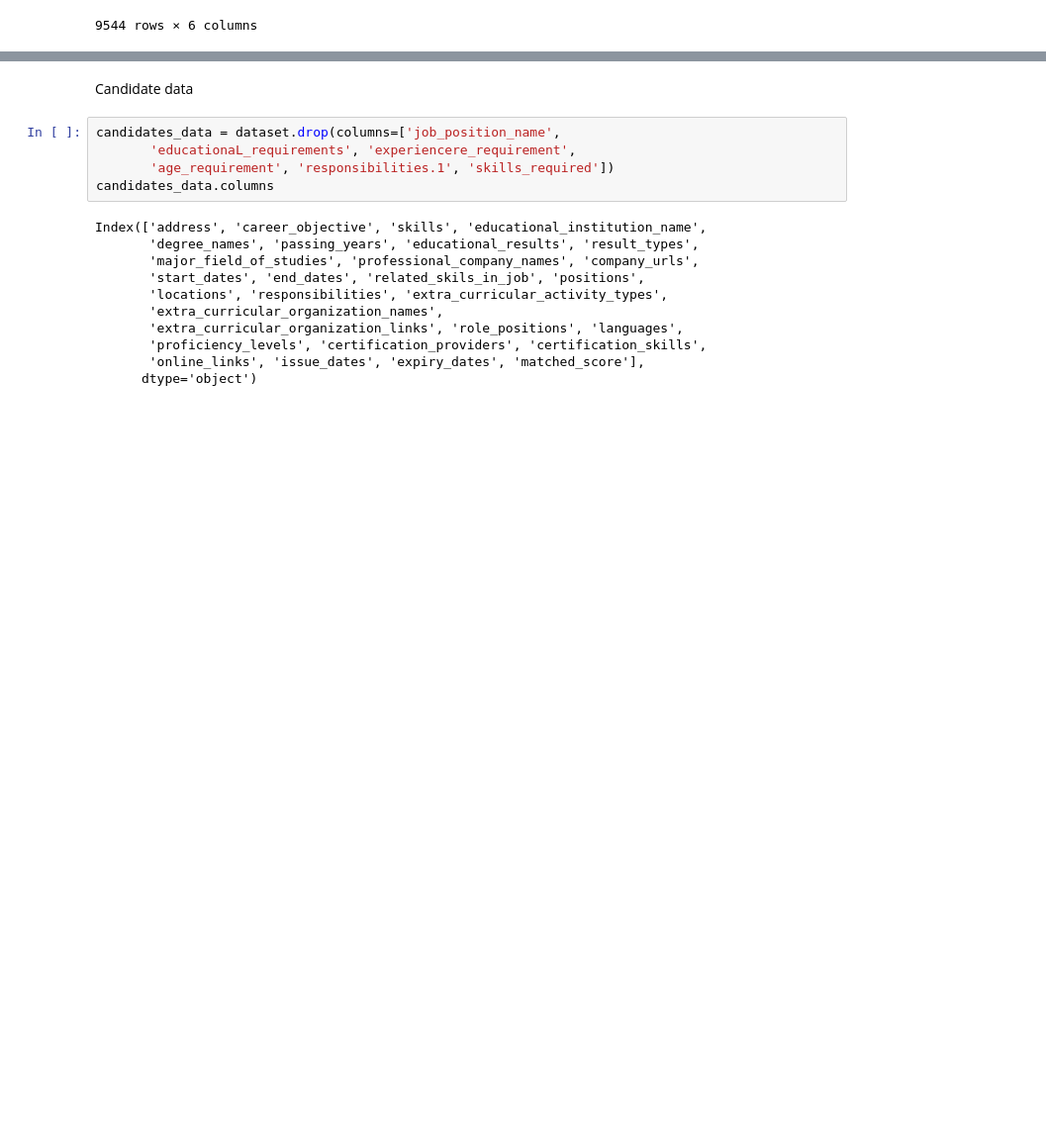
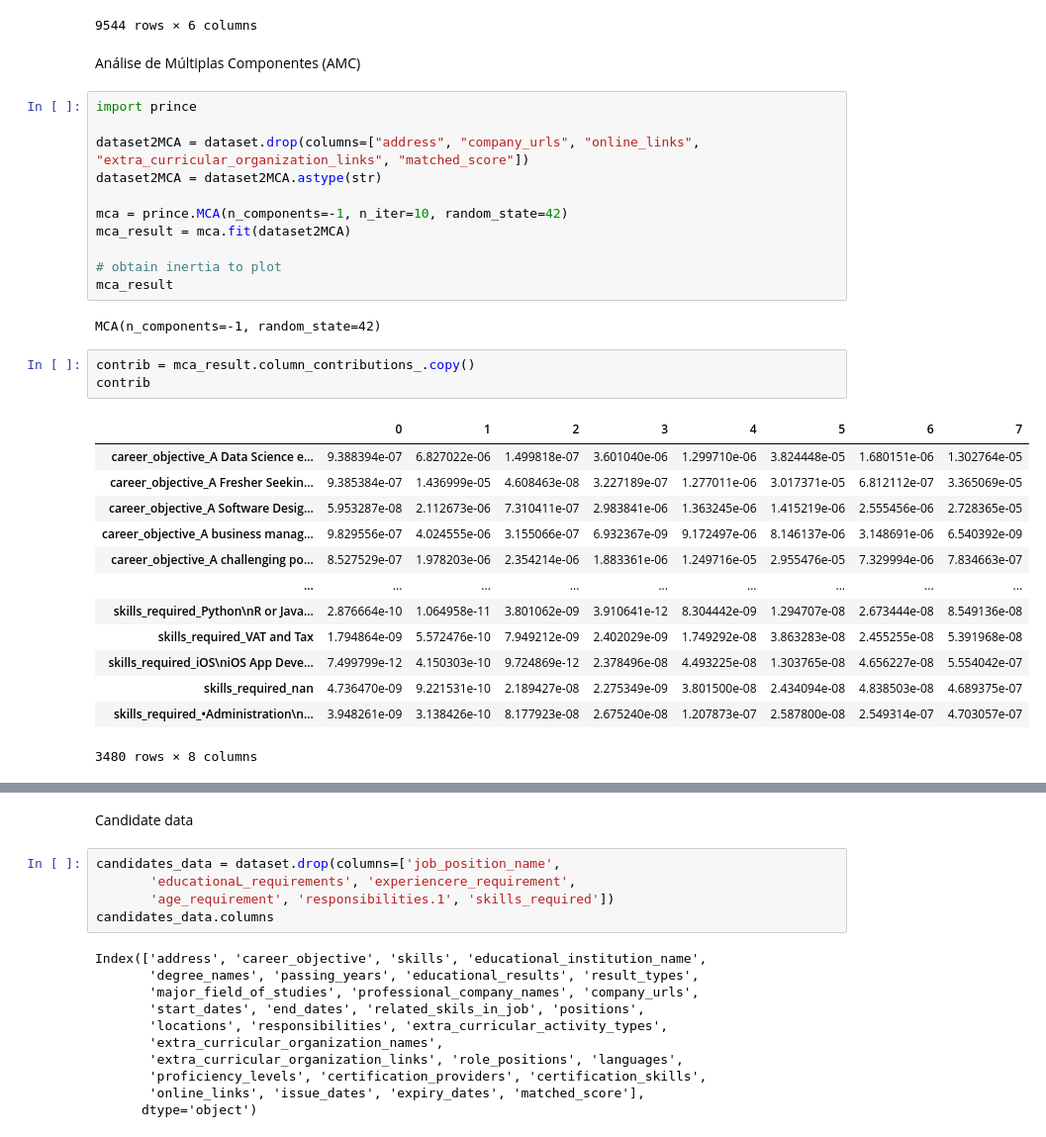
Before and after one commit to wyctorfogos/RESUME-INTELLIGENTE-ANALYZER, a Jupyter notebook: notebooks/data_analysis.ipynb, the cells around one changed output, grey strips where cells are left out. Shown at 99% size. Cells and saved outputs as stored; diff of their text form; blank space fills up the shorter version.

```diff
--- a/notebooks/data_analysis.ipynb
+++ b/notebooks/data_analysis.ipynb
@@ -61,3 +61,35 @@ See the caveats in the documentation: https://pandas.pydata.org/pandas-docs/stab
 | 9542 | Bachelor/Honors | At least 5 years | Age at least 28 years | Administrative Support\nSchedulin... | •Administration\n•Health Safety a... | ... |
 | 9543 | B.Sc in Civil Engineering from a ... | At least 5 years | Age at least 30 years | Design Review\nCoordination\nProp... | AutoCAD\nETABS\nMicrosoft Office ... | ... |
 9544 rows × 6 columns
+# %% [markdown]
+Análise de Múltiplas Componentes (AMC)
+# %%
+import prince
+
+dataset2MCA = dataset.drop(columns=["address", "company_urls", "online_links", "extra_curricular_organization_links", "matched_score"])
+dataset2MCA = dataset2MCA.astype(str)
+
+mca = prince.MCA(n_components=-1, n_iter=10, random_state=42)
+mca_result = mca.fit(dataset2MCA)
+
+# obtain inertia to plot
+mca_result
+# %% [output]
+MCA(n_components=-1, random_state=42)
+# %%
+contrib = mca_result.column_contributions_.copy()
+contrib
+# %% [output]
+|  | 0 | 1 | 2 | 3 | 4 | 5 | 6 | 7 |
+| career_objective_A Data Science e... | 9.388394e-07 | 6.827022e-06 | 1.499818e-07 | 3.601040e-06 | 1.299710e-06 | 3.824448e-05 | 1.680151e-06 | 1.302764e-05 |
+| career_objective_A Fresher Seekin... | 9.385384e-07 | 1.436999e-05 | 4.608463e-08 | 3.227189e-07 | 1.277011e-06 | 3.017371e-05 | 6.812112e-07 | 3.365069e-05 |
+| career_objective_A Software Desig... | 5.953287e-08 | 2.112673e-06 | 7.310411e-07 | 2.983841e-06 | 1.363245e-06 | 1.415219e-06 | 2.555456e-06 | 2.728365e-05 |
+| career_objective_A business manag... | 9.829556e-07 | 4.024555e-06 | 3.155066e-07 | 6.932367e-09 | 9.172497e-06 | 8.146137e-06 | 3.148691e-06 | 6.540392e-09 |
+| career_objective_A challenging po... | 8.527529e-07 | 1.978203e-06 | 2.354214e-06 | 1.883361e-06 | 1.249716e-05 | 2.955476e-05 | 7.329994e-06 | 7.834663e-07 |
+| ... | ... | ... | ... | ... | ... | ... | ... | ... |
+| skills_required_Python\nR or Java... | 2.876664e-10 | 1.064958e-11 | 3.801062e-09 | 3.910641e-12 | 8.304442e-09 | 1.294707e-08 | 2.673444e-08 | 8.549136e-08 |
+| skills_required_VAT and Tax | 1.794864e-09 | 5.572476e-10 | 7.949212e-09 | 2.402029e-09 | 1.749292e-08 | 3.863283e-08 | 2.455255e-08 | 5.391968e-08 |
+| skills_required_iOS\niOS App Deve... | 7.499799e-12 | 4.150303e-10 | 9.724869e-12 | 2.378496e-08 | 4.493225e-08 | 1.303765e-08 | 4.656227e-08 | 5.554042e-07 |
+| skills_required_nan | 4.736470e-09 | 9.221531e-10 | 2.189427e-08 | 2.275349e-09 | 3.801500e-08 | 2.434094e-08 | 4.838503e-08 | 4.689375e-07 |
+| skills_required_•Administration\n... | 3.948261e-09 | 3.138426e-10 | 8.177923e-08 | 2.675240e-08 | 1.207873e-07 | 2.587800e-08 | 2.549314e-07 | 4.703057e-07 |
+3480 rows × 8 columns
```
Also changed, not shown: parts of 45 cells of this notebook.
